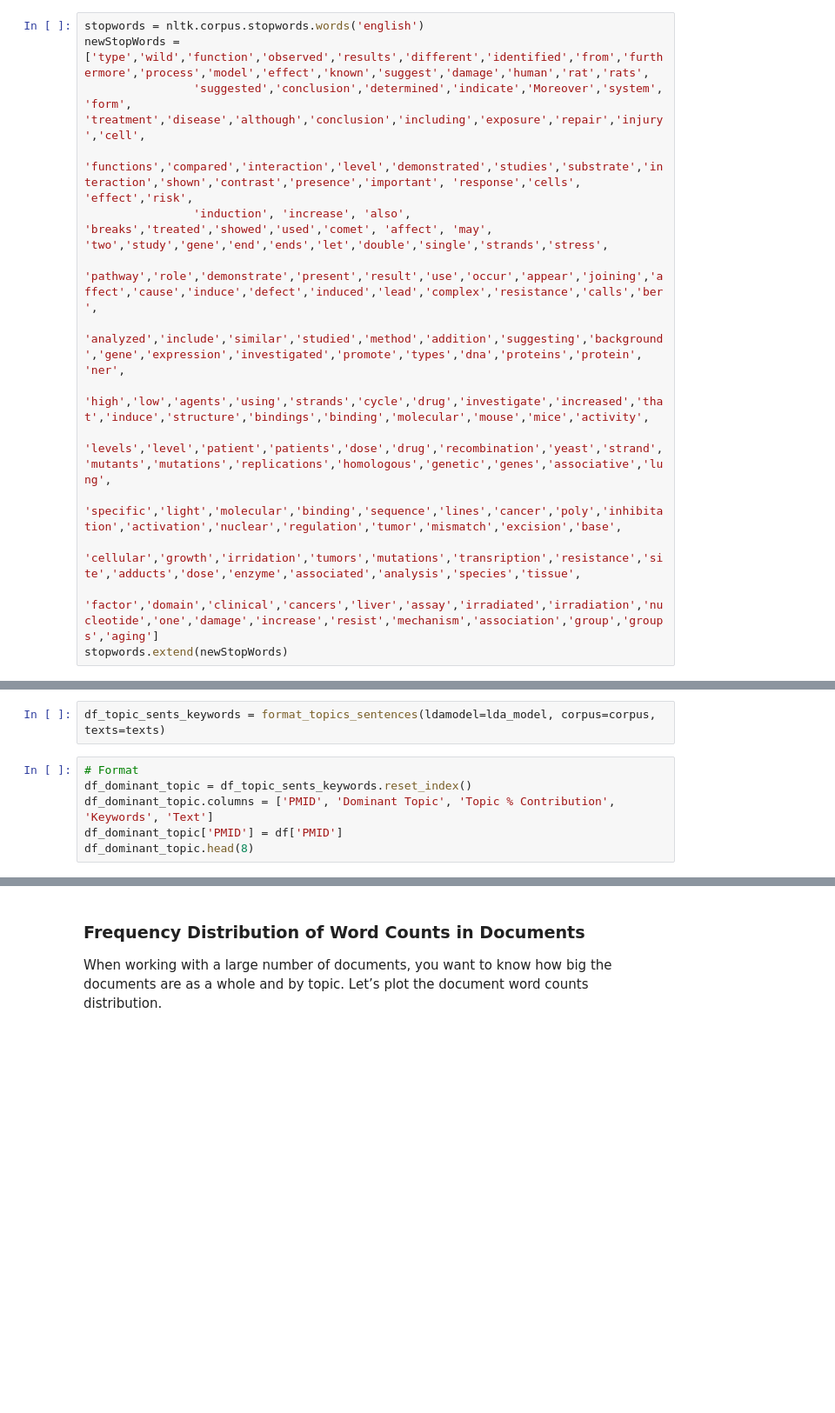
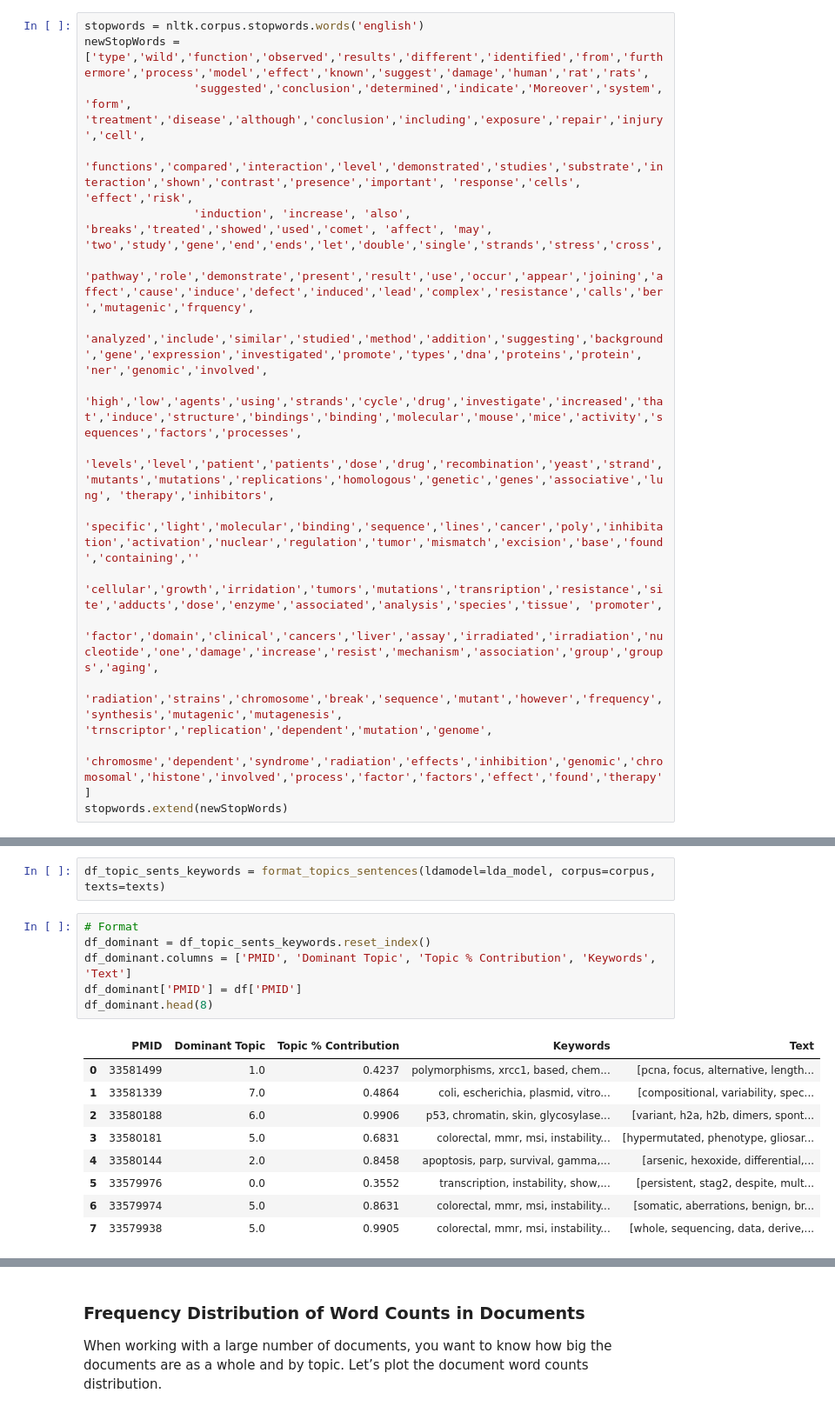
Before and after one commit to jrakhshanda/Bayesian-Methods, a Jupyter notebook: Topic_Modelling.ipynb, the cells around one changed output, grey strips where cells are left out. Shown at 87% size. Saved outputs shown, nothing was run; the diff lists cells and outputs as text; blank space fills up the shorter version.

```diff
--- a/Topic_Modelling.ipynb
+++ b/Topic_Modelling.ipynb
@@ -116,14 +120,16 @@ stopwords = nltk.corpus.stopwords.words('english')
 newStopWords = ['type','wild','function','observed','results','different','identified','from','furthermore','process','model','effect','known','suggest','damage','human','rat','rats',
                 'suggested','conclusion','determined','indicate','Moreover','system', 'form', 'treatment','disease','although','conclusion','including','exposure','repair','injury','cell',
                 'functions','compared','interaction','level','demonstrated','studies','substrate','interaction','shown','contrast','presence','important', 'response','cells', 'effect','risk',
-                'induction', 'increase', 'also', 'breaks','treated','showed','used','comet', 'affect', 'may', 'two','study','gene','end','ends','let','double','single','strands','stress',
-                'pathway','role','demonstrate','present','result','use','occur','appear','joining','affect','cause','induce','defect','induced','lead','complex','resistance','calls','ber',
-                'analyzed','include','similar','studied','method','addition','suggesting','background','gene','expression','investigated','promote','types','dna','proteins','protein', 'ner',
-                'high','low','agents','using','strands','cycle','drug','investigate','increased','that','induce','structure','bindings','binding','molecular','mouse','mice','activity',
-                'levels','level','patient','patients','dose','drug','recombination','yeast','strand','mutants','mutations','replications','homologous','genetic','genes','associative','lung',
-                'specific','light','molecular','binding','sequence','lines','cancer','poly','inhibitation','activation','nuclear','regulation','tumor','mismatch','excision','base',
-                'cellular','growth','irridation','tumors','mutations','transription','resistance','site','adducts','dose','enzyme','associated','analysis','species','tissue',
-                'factor','domain','clinical','cancers','liver','assay','irradiated','irradiation','nucleotide','one','damage','increase','resist','mechanism','association','group','groups','aging']
+                'induction', 'increase', 'also', 'breaks','treated','showed','used','comet', 'affect', 'may', 'two','study','gene','end','ends','let','double','single','strands','stress','cross',
+                'pathway','role','demonstrate','present','result','use','occur','appear','joining','affect','cause','induce','defect','induced','lead','complex','resistance','calls','ber','mutagenic','frquency',
+                'analyzed','include','similar','studied','method','addition','suggesting','background','gene','expression','investigated','promote','types','dna','proteins','protein', 'ner','genomic','involved',
+                'high','low','agents','using','strands','cycle','drug','investigate','increased','that','induce','structure','bindings','binding','molecular','mouse','mice','activity','sequences','factors','processes',
+                'levels','level','patient','patients','dose','drug','recombination','yeast','strand','mutants','mutations','replications','homologous','genetic','genes','associative','lung', 'therapy','inhibitors',
+                'specific','light','molecular','binding','sequence','lines','cancer','poly','inhibitation','activation','nuclear','regulation','tumor','mismatch','excision','base','found','containing',''
+                'cellular','growth','irridation','tumors','mutations','transription','resistance','site','adducts','dose','enzyme','associated','analysis','species','tissue', 'promoter',
+                'factor','domain','clinical','cancers','liver','assay','irradiated','irradiation','nucleotide','one','damage','increase','resist','mechanism','association','group','groups','aging',
+                'radiation','strains','chromosome','break','sequence','mutant','however','frequency','synthesis','mutagenic','mutagenesis', 'trnscriptor','replication','dependent','mutation','genome',
+                'chromosme','dependent','syndrome','radiation','effects','inhibition','genomic','chromosomal','histone','involved','process','factor','factors','effect','found','therapy']
 stopwords.extend(newStopWords)
 # %%
 def preprocess(text):
@@ -222,8 +247,18 @@ def format_topics_sentences(ldamodel=None, corpus = corpus, texts= texts):
 df_topic_sents_keywords = format_topics_sentences(ldamodel=lda_model, corpus=corpus, texts=texts)
 # %%
 # Format
-df_dominant_topic = df_topic_sents_keywords.reset_index()
-df_dominant_topic.columns = ['PMID', 'Dominant Topic', 'Topic % Contribution', 'Keywords', 'Text']
-df_dominant_topic['PMID'] = df['PMID']
-df_dominant_topic.head(8)
+df_dominant = df_topic_sents_keywords.reset_index()
+df_dominant.columns = ['PMID', 'Dominant Topic', 'Topic % Contribution', 'Keywords', 'Text']
+df_dominant['PMID'] = df['PMID']
+df_dominant.head(8)
+# %% [output]
+|  | PMID | Dominant Topic | Topic % Contribution | Keywords | Text |
+| 0 | 33581499 | 1.0 | 0.4237 | polymorphisms, xrcc1, based, chem... | [pcna, focus, alternative, length... |
+| 1 | 33581339 | 7.0 | 0.4864 | coli, escherichia, plasmid, vitro... | [compositional, variability, spec... |
+| 2 | 33580188 | 6.0 | 0.9906 | p53, chromatin, skin, glycosylase... | [variant, h2a, h2b, dimers, spont... |
+| 3 | 33580181 | 5.0 | 0.6831 | colorectal, mmr, msi, instability... | [hypermutated, phenotype, gliosar... |
+| 4 | 33580144 | 2.0 | 0.8458 | apoptosis, parp, survival, gamma,... | [arsenic, hexoxide, differential,... |
+| 5 | 33579976 | 0.0 | 0.3552 | transcription, instability, show,... | [persistent, stag2, despite, mult... |
+| 6 | 33579974 | 5.0 | 0.8631 | colorectal, mmr, msi, instability... | [somatic, aberrations, benign, br... |
+| 7 | 33579938 | 5.0 | 0.9905 | colorectal, mmr, msi, instability... | [whole, sequencing, data, derive,... |
 # %%
```
Also changed, not shown: parts of 15 cells of this notebook.
